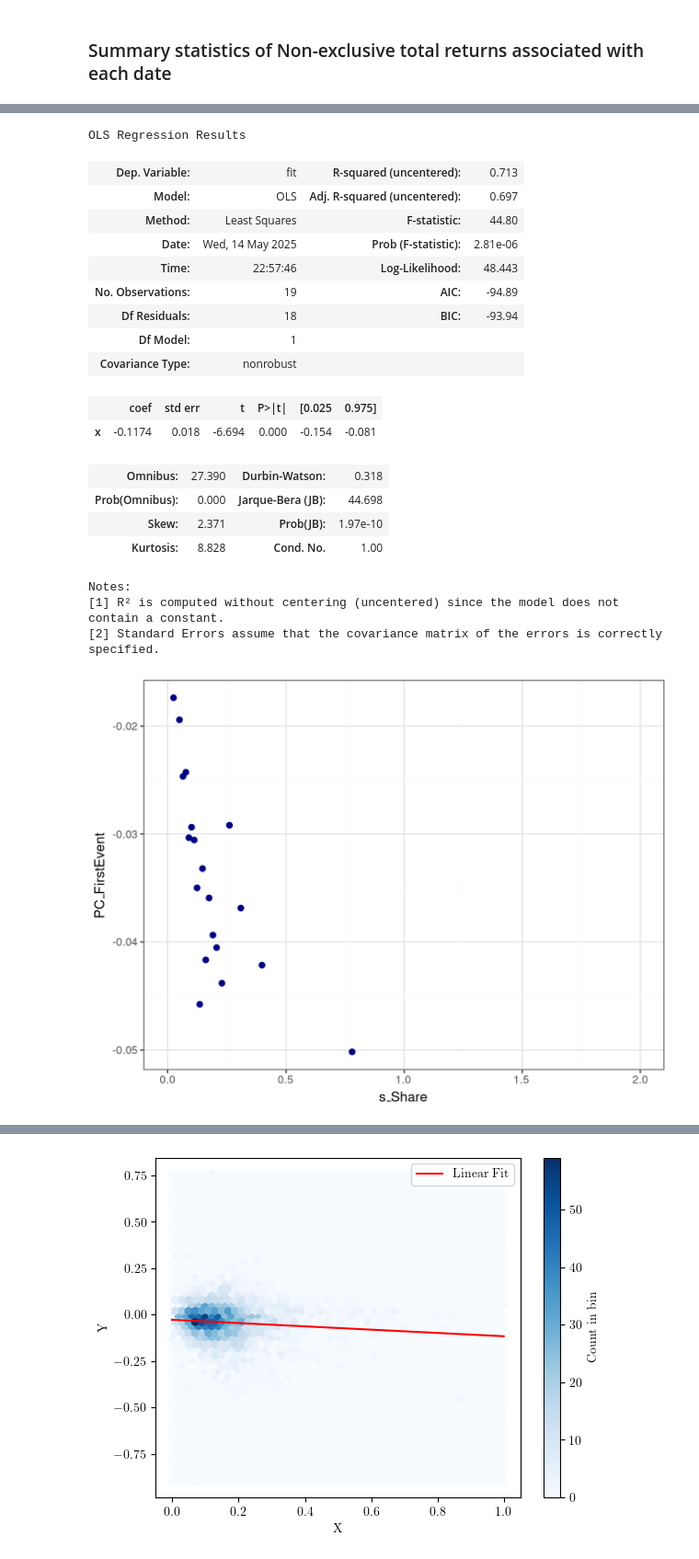
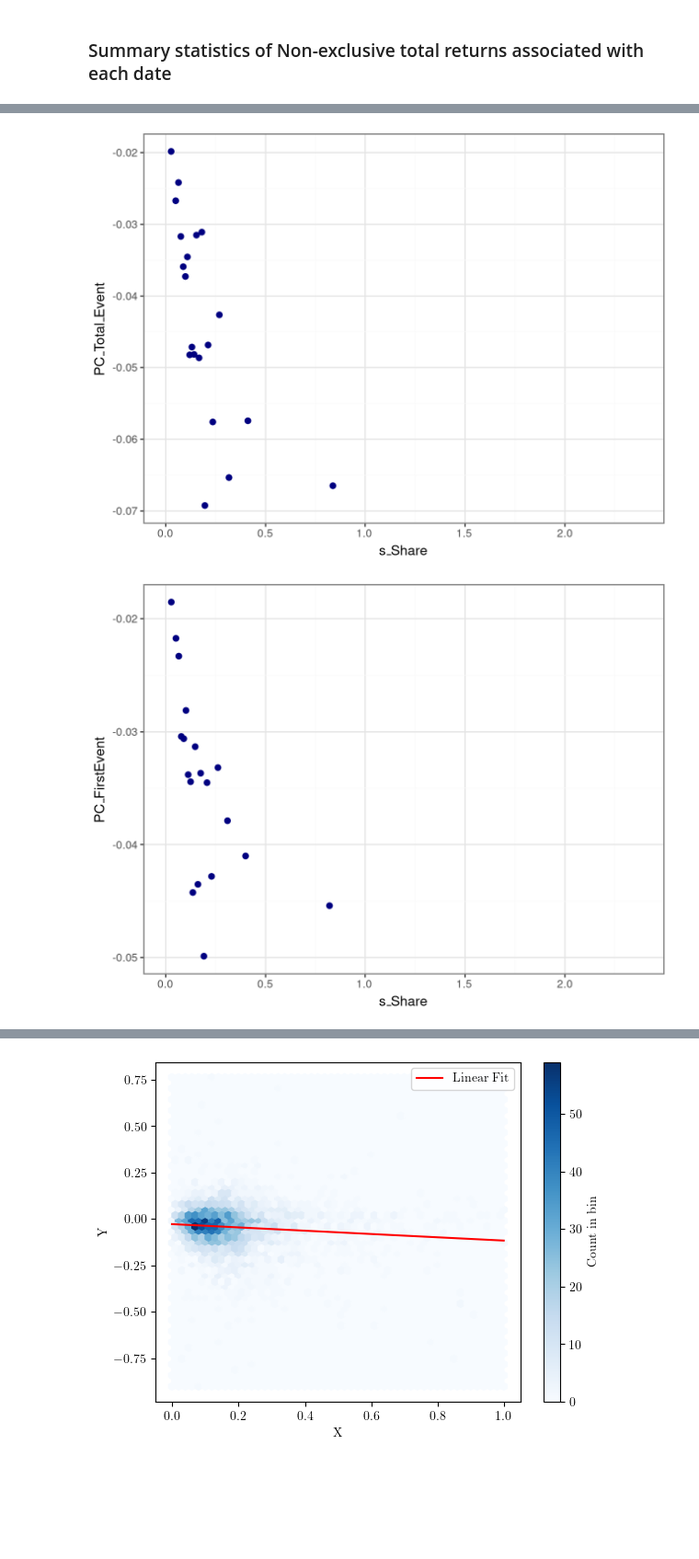
Before and after one commit to XingGuoEcon/FirmHete_AsymInfo_Empirical, a Jupyter notebook: Micro_data/codes/3_Analysis_1_EventStudy.ipynb, the cells around one changed output, grey strips where cells are left out. Shown at 92% size. Saved outputs shown, nothing was run; the diff lists cells and outputs as text; code cells hidden in the pictures; blank space fills up the shorter version.

```diff
--- a/Micro_data/codes/3_Analysis_1_EventStudy.ipynb
+++ b/Micro_data/codes/3_Analysis_1_EventStudy.ipynb
@@ -535,26 +461,20 @@ Notes:
-# %%
-sm.OLS(est.data_plot[0].dots['fit'], est.data_plot[0].dots['x']).fit().summary()
-# %% [output]
-OLS Regression Results
-| Dep. Variable: | fit | R-squared (uncentered): | 0.713 |
-| Model: | OLS | Adj. R-squared (uncentered): | 0.697 |
-| Method: | Least Squares | F-statistic: | 44.80 |
-| Date: | Wed, 14 May 2025 | Prob (F-statistic): | 2.81e-06 |
-| Time: | 22:57:46 | Log-Likelihood: | 48.443 |
-| No. Observations: | 19 | AIC: | -94.89 |
-| Df Residuals: | 18 | BIC: | -93.94 |
-| Df Model: | 1 |  |  |
-| Covariance Type: | nonrobust |  |  |
-|  | coef | std err | t | P>|t| | [0.025 | 0.975] |
-| x | -0.1174 | 0.018 | -6.694 | 0.000 | -0.154 | -0.081 |
-| Omnibus: | 27.390 | Durbin-Watson: | 0.318 |
-| Prob(Omnibus): | 0.000 | Jarque-Bera (JB): | 44.698 |
-| Skew: | 2.371 | Prob(JB): | 1.97e-10 |
-| Kurtosis: | 8.828 | Cond. No. | 1.00 |
-Notes:
-[1] R² is computed without centering (uncentered) since the model does not contain a constant.
-[2] Standard Errors assume that the covariance matrix of the errors is correctly specified.
-# %%
-est = binsreg('PC_FirstEvent', 's_Share',  data=PriceChange.loc[tempind, :])
-# %% [output]
-[figure, removed]
+# %%
+TempFlag = True
+for vv in TempVarList:
+    if TempFlag:
+        SampleFlag = DataForBinScatter[vv].between(TempStat.loc['0.5%', vv], TempStat.loc['99.5%', vv])
+        TempFlag = False
+    else:
+        SampleFlag = SampleFlag & DataForBinScatter[vv].between(TempStat.loc['0.5%', vv], TempStat.loc['99.5%', vv])
+# %%
+def UnitFun_BinScatterData(df, xx, yy):
+    temp_est = binsreg(yy, xx, data=df)
+    temp_data = temp_est.data_plot[0].dots
+    return temp_data[['x', 'fit']]
+# %%
+PairList = [(xx, yy) for xx in ['s_Share', 's_Funding'] for yy in ['PC_Total_Event', 'PC_FirstEvent']]
+
+BinScatterData = pd.concat([UnitFun_BinScatterData(DataForBinScatter.loc[SampleFlag, :], xx, yy) for xx, yy in PairList], axis=1, join='outer', keys=PairList)
+# %% [output]
+[figure, added]
+[figure, added]
```
Also changed, not shown: parts of 39 cells of this notebook, 2 other files.
